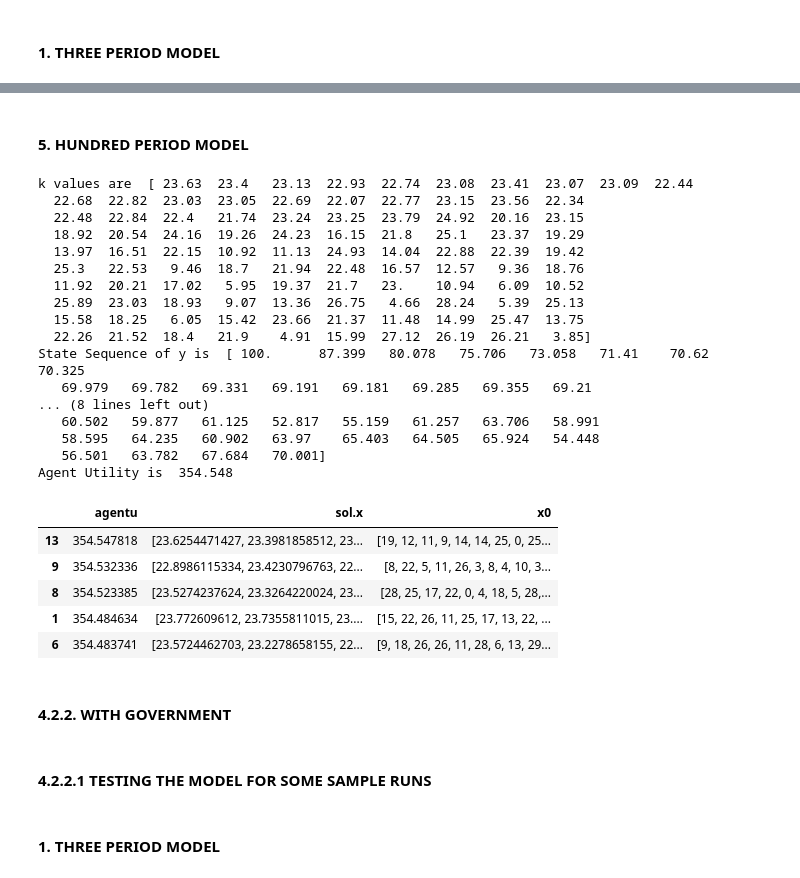
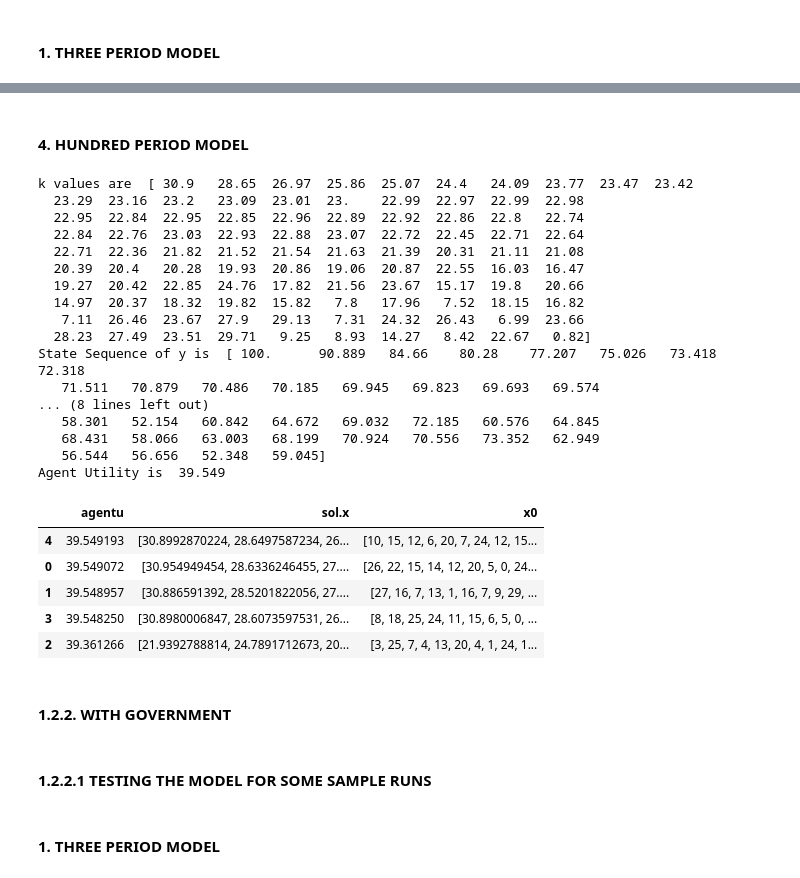
Before and after one commit to iamsurajkumar/Dynamic_Programming_Squared_Model, a Jupyter notebook: Dynamic Programming Squared Model.ipynb, the cells around one changed output, grey strips where cells are left out. Cells and saved outputs as stored; diff of their text form; code cells hidden in the pictures.

```diff
--- a/Dynamic Programming Squared Model.ipynb
+++ b/Dynamic Programming Squared Model.ipynb
@@ -214,7 +90,7 @@ import matplotlib.pyplot as plt
 def nogovt_nperiod_dynamic_squared_model(n = 3,
                                         y0 = 100,
                                         k_bound = (1e-2,1e2),
-                                        x0_bound = (0,20),
+                                        x0_bound = (1e-2,1e2),
                                         x0_iter = 10,
                                         algo = 'SLSQP',
                                        max_algo_iter = 100,
@@ -250,7 +126,8 @@ def nogovt_nperiod_dynamic_squared_model(n = 3,
         return y**α+ 10*x**θ+5*k**δ
 
     def U(y,k =0):
-        return ((1-τ)*y-k)**γ
+        #return ((1-τ)*y-k)**γ
+        return np.log( (1-τ)*y-k )
 
     def make_y(y0,params):
         k = params
@@ -279,8 +156,10 @@ def nogovt_nperiod_dynamic_squared_model(n = 3,
 
     """
 
-    k_cons = [{'type':'ineq', 'fun': make_k_fun(i)} for i in np.arange(n-1)] + [{'type':'ineq',
-                                                                               'fun': lambda params: params[n-1]}]
+    k_cons = (
+                [{'type':'ineq', 'fun': make_k_fun(i)} for i in np.arange(n-1)]
+              + [{'type':'ineq','fun': lambda params: params[n-1]}]
+             )
 
 
     ### Creating the Agent Utility Functions
@@ -453,39 +297,39 @@ Agent Utility is  353.108
 # %% [markdown]
-#### 5. HUNDRED PERIOD MODEL
+#### 4. HUNDRED PERIOD MODEL
 # %%
 # 100 Period Model
 nogovt_nperiod_dynamic_squared_model(n=100,
-                                    x0_iter= 20,
+                                    x0_iter= 5,
                                     k_bound=(0,100),
-                                    max_algo_iter=1000,
+                                    max_algo_iter=5000,
                                     x0_bound=(0,30),
-                                    algo='COBYLA',tol = 1e-1)
+                                    algo='COBYLA')
 # %% [output]
-k values are  [ 23.63  23.4   23.13  22.93  22.74  23.08  23.41  23.07  23.09  22.44
-  22.68  22.82  23.03  23.05  22.69  22.07  22.77  23.15  23.56  22.34
-  22.48  22.84  22.4   21.74  23.24  23.25  23.79  24.92  20.16  23.15
-  18.92  20.54  24.16  19.26  24.23  16.15  21.8   25.1   23.37  19.29
-  13.97  16.51  22.15  10.92  11.13  24.93  14.04  22.88  22.39  19.42
-  25.3   22.53   9.46  18.7   21.94  22.48  16.57  12.57   9.36  18.76
-  11.92  20.21  17.02   5.95  19.37  21.7   23.    10.94   6.09  10.52
-  25.89  23.03  18.93   9.07  13.36  26.75   4.66  28.24   5.39  25.13
-  15.58  18.25   6.05  15.42  23.66  21.37  11.48  14.99  25.47  13.75
-  22.26  21.52  18.4   21.9    4.91  15.99  27.12  26.19  26.21   3.85]
-State Sequence of y is  [ 100.      87.399   80.078   75.706   73.058   71.41    70.62    70.325
-   69.979   69.782   69.331   69.191   69.181   69.285   69.355   69.21
+k values are  [ 30.9   28.65  26.97  25.86  25.07  24.4   24.09  23.77  23.47  23.42
+  23.29  23.16  23.2   23.09  23.01  23.    22.99  22.97  22.99  22.98
+  22.95  22.84  22.95  22.85  22.96  22.89  22.92  22.86  22.8   22.74
+  22.84  22.76  23.03  22.93  22.88  23.07  22.72  22.45  22.71  22.64
+  22.71  22.36  21.82  21.52  21.54  21.63  21.39  20.31  21.11  21.08
+  20.39  20.4   20.28  19.93  20.86  19.06  20.87  22.55  16.03  16.47
+  19.27  20.42  22.85  24.76  17.82  21.56  23.67  15.17  19.8   20.66
+  14.97  20.37  18.32  19.82  15.82   7.8   17.96   7.52  18.15  16.82
+   7.11  26.46  23.67  27.9   29.13   7.31  24.32  26.43   6.99  23.66
+  28.23  27.49  23.51  29.71   9.25   8.93  14.27   8.42  22.67   0.82]
+State Sequence of y is  [ 100.      90.889   84.66    80.28    77.207   75.026   73.418   72.318
+   71.511   70.879   70.486   70.185   69.945   69.823   69.693   69.574
 ... (8 lines left out)
-   60.502   59.877   61.125   52.817   55.159   61.257   63.706   58.991
-   58.595   64.235   60.902   63.97    65.403   64.505   65.924   54.448
-   56.501   63.782   67.684   70.001]
-Agent Utility is  354.548
+   58.301   52.154   60.842   64.672   69.032   72.185   60.576   64.845
+   68.431   58.066   63.003   68.199   70.924   70.556   73.352   62.949
+   56.544   56.656   52.348   59.045]
+Agent Utility is  39.549
 |  | agentu | sol.x | x0 |
-| 13 | 354.547818 | [23.6254471427, 23.3981858512, 23... | [19, 12, 11, 9, 14, 14, 25, 0, 25... |
-| 9 | 354.532336 | [22.8986115334, 23.4230796763, 22... | [8, 22, 5, 11, 26, 3, 8, 4, 10, 3... |
-| 8 | 354.523385 | [23.5274237624, 23.3264220024, 23... | [28, 25, 17, 22, 0, 4, 18, 5, 28,... |
-| 1 | 354.484634 | [23.772609612, 23.7355811015, 23.... | [15, 22, 26, 11, 25, 17, 13, 22, ... |
-| 6 | 354.483741 | [23.5724462703, 23.2278658155, 22... | [9, 18, 26, 26, 11, 28, 6, 13, 29... |
+| 4 | 39.549193 | [30.8992870224, 28.6497587234, 26... | [10, 15, 12, 6, 20, 7, 24, 12, 15... |
+| 0 | 39.549072 | [30.954949454, 28.6336246455, 27.... | [26, 22, 15, 14, 12, 20, 5, 0, 24... |
+| 1 | 39.548957 | [30.886591392, 28.5201822056, 27.... | [27, 16, 7, 13, 1, 16, 7, 9, 29, ... |
+| 3 | 39.548250 | [30.8980006847, 28.6073597531, 26... | [8, 18, 25, 24, 11, 15, 6, 5, 0, ... |
+| 2 | 39.361266 | [21.9392788814, 24.7891712673, 20... | [3, 25, 7, 4, 13, 20, 4, 1, 24, 1... |
 # %% [markdown]
-#### 4.2.2. WITH GOVERNMENT
+#### 1.2.2. WITH GOVERNMENT
 # %%
 def withgovt_nperiod_dynamic_squared_model(n = 3,
                                         y0 = 100,
@@ -656,7 +501,7 @@ def withgovt_nperiod_dynamic_squared_model(n = 3,
     # Returning Best Top 5 Values to see the stability of the solution
     return(df.sort_values('govtu',ascending = False).head(5))
 # %% [markdown]
-#### 4.2.2.1 TESTING THE MODEL FOR SOME SAMPLE RUNS
+#### 1.2.2.1 TESTING THE MODEL FOR SOME SAMPLE RUNS
 # %% [markdown]
 #### 1. THREE PERIOD MODEL
 # %%
```
Also changed, not shown: parts of 72 cells of this notebook.
